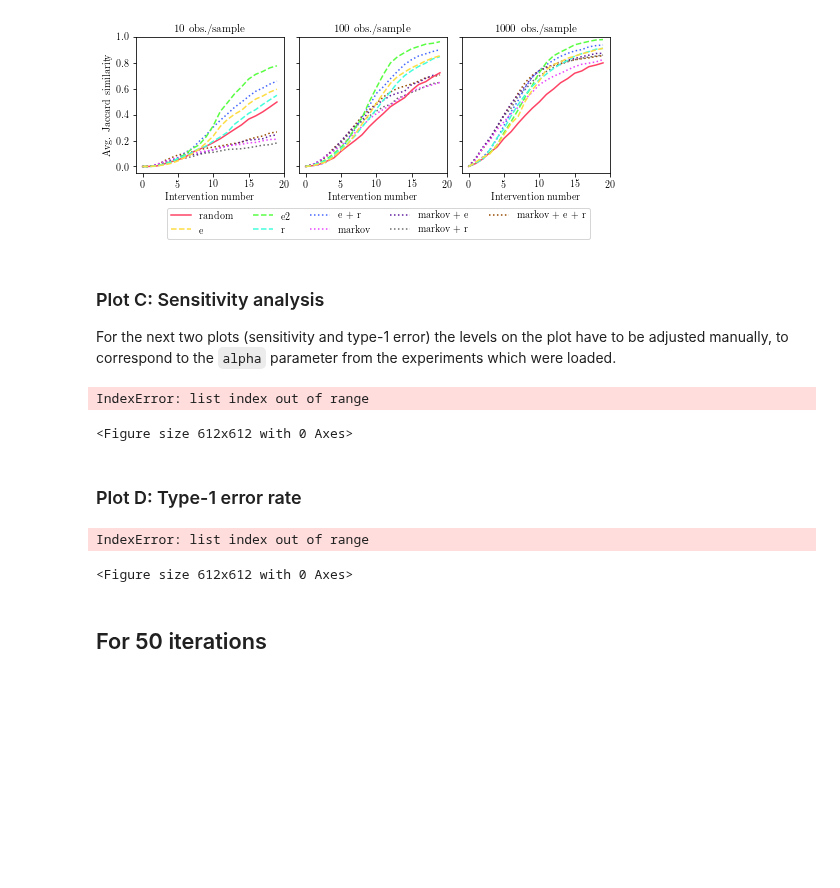
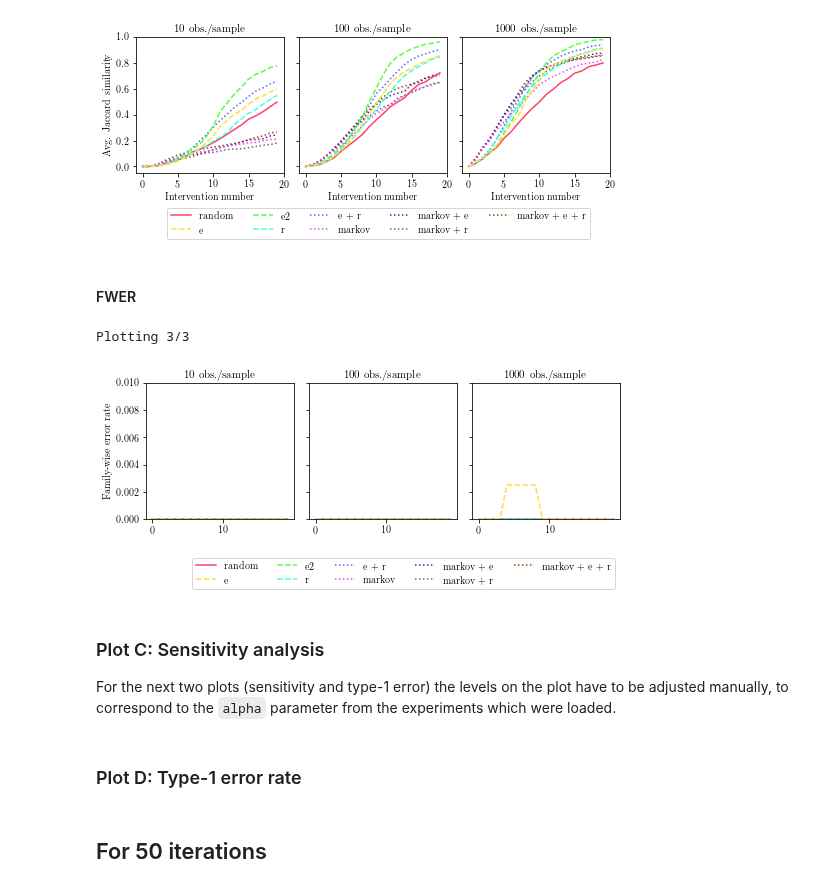
Before and after one commit to juangamella/aicp, a Jupyter notebook: plots_finite.ipynb, the cells around one changed output. Drawn from its saved outputs; the diff is of its cells as text; code cells hidden in the pictures; blank space fills up the shorter version.

Commit message:
notebook plots finite - FWER + violin plot

```diff
--- a/plots_finite.ipynb
+++ b/plots_finite.ipynb
@@ -127,11 +127,11 @@ experiments = [
 ["experiments/results_1588737774_runs_4_max_iter_50_random_state_0_tag_may4r_G_100_k_3.0_p_min_12_p_max_12_w_min_0.5_w_max_1.0_var_min_0.0_var_max_1.0_int_min_0.0_int_max_1.0_do_False_i_mean_10_i_var_1_finite_True_n_1000_alpha_0.0002.pickle"],
 ]
 
-experiments = [
-    ["experiments/results_1588626633_runs:4_max_iter:50_random_state:0_tag:may4r_G:100_k:3.0_p_min:12_p_max:12_w_min:0.5_w_max:1.0_var_min:0.0_var_max:1.0_int_min:0.0_int_max:1.0_do:False_i_mean:10_i_var:1_finite:True_n:10_alpha:0.0002.pickle"],
-    ["experiments/results_1588615583_runs:4_max_iter:50_random_state:0_tag:may4r_G:100_k:3.0_p_min:12_p_max:12_w_min:0.5_w_max:1.0_var_min:0.0_var_max:1.0_int_min:0.0_int_max:1.0_do:False_i_mean:10_i_var:1_finite:True_n:100_alpha:0.0002.pickle"],
-["experiments/results_1588737774_runs:4_max_iter:50_random_state:0_tag:may4r_G:100_k:3.0_p_min:12_p_max:12_w_min:0.5_w_max:1.0_var_min:0.0_var_max:1.0_int_min:0.0_int_max:1.0_do:False_i_mean:10_i_var:1_finite:True_n:1000_alpha:0.0002.pickle"],
-]
+# experiments = [
+#     ["experiments/results_1588626633_runs:4_max_iter:50_random_state:0_tag:may4r_G:100_k:3.0_p_min:12_p_max:12_w_min:0.5_w_max:1.0_var_min:0.0_var_max:1.0_int_min:0.0_int_max:1.0_do:False_i_mean:10_i_var:1_finite:True_n:10_alpha:0.0002.pickle"],
+#     ["experiments/results_1588615583_runs:4_max_iter:50_random_state:0_tag:may4r_G:100_k:3.0_p_min:12_p_max:12_w_min:0.5_w_max:1.0_var_min:0.0_var_max:1.0_int_min:0.0_int_max:1.0_do:False_i_mean:10_i_var:1_finite:True_n:100_alpha:0.0002.pickle"],
+# ["experiments/results_1588737774_runs:4_max_iter:50_random_state:0_tag:may4r_G:100_k:3.0_p_min:12_p_max:12_w_min:0.5_w_max:1.0_var_min:0.0_var_max:1.0_int_min:0.0_int_max:1.0_do:False_i_mean:10_i_var:1_finite:True_n:1000_alpha:0.0002.pickle"],
+# ]
 # %%
 def process_experiments(experiments):
     Trajectories = []
@@ -282,6 +282,49 @@ ax.legend(prop=fontP, ncol=5, bbox_to_anchor=(0.9, -.22))
 plt.savefig('figures/jac_sim_finite.pdf', bbox_inches='tight')
 # %% [output]
 [figure]
+# %% [markdown]
+#### FWER
+# %%
+# Plot settings
+gs = gridspec.GridSpec(1, 3, wspace=0.10, hspace=0.15)
+plt.figure(figsize=(8.5,2.5))
+
+plot_iter = 20
+x_axis = np.arange(0, plot_iter)
+linestyle = ['-', '--', '--', '--', ':', ':', ':', ':', ':']
+zorder = [1,4,2,3,-1,-2,-3,-4,-5]
+
+plots = zip(Type1Errors, Trajectories, [10, 100, 1000])
+
+##############################
+for i, (all_error_trajectories, jacc_trajectories, sample_size) in enumerate(plots):
+    plt.subplot(gs[i])
+    ax = plt.gca()
+    print("Plotting %d/%d" % (i+1, len(Type1Errors)), end="\r")
+    errors = np.ones((P, N*runs, max_iter+1))
+    for j, (policy_trajectories, policy_jacc_trajectories) in enumerate(zip(all_error_trajectories.values(), jacc_trajectories.values())):
+        for k, (trajectory, jacc_trajectory) in enumerate(zip(policy_trajectories, policy_jacc_trajectories)):
+            n = min(plot_iter, len(trajectory))
+            errors[j, k, 0:n] = trajectory[0:n]
+#             if sum(1- errors[j, k, 0:n]) !=0:
+#                 print(k)
+#                 print(trajectory)
+#                 print(jacc_trajectory)
+#                 # case where estimate gets worse over time in terms of Jaccard sim.
+    mean = np.mean(1 - errors, axis=1)
+    # Plot FWER for each policy
+    for j,name in enumerate(names):
+        ax.plot(x_axis, mean[j,x_axis], label=name, linewidth=1.5, linestyle = linestyle[j], color=colors[j], zorder=zorder[j])
+    ax.text(0.5,1.04,"%d obs./sample" % sample_size, transform=ax.transAxes, fontsize=11, ha="center")
+    ax.set_yticklabels([]) if i % 3 != 0 else None
+    plt.ylim([0, 0.01])
+    plt.ylabel("Family-wise error rate") if i % 3 == 0 else None
+    plt.xlabel("Intervention number") if i >= 6 else None
+ax.legend(prop=fontP, ncol=5, bbox_to_anchor=(1, -.25))
+plt.savefig('figures/type1error_main.pdf', bbox_inches='tight')
+# %% [output]
+Plotting 3/3
+[figure, added]
 # %% [markdown]
 ### Plot C: Sensitivity analysis
 
@@ -329,9 +372,6 @@ for i, (all_trajectories, level, sample_size) in enumerate(plots):
     plt.xlabel("Intervention number") if i >= 6 else None
 ax.legend(prop=fontP, ncol=5, bbox_to_anchor=(1, -.25))
 plt.savefig('figures/sensitivity.pdf', bbox_inches='tight')
-# %% [output]
-IndexError: list index out of range
-<Figure size 612x612 with 0 Axes>
 # %% [markdown]
 ### Plot D: Type-1 error rate
 # %%
@@ -374,9 +414,6 @@ for i, (all_error_trajectories, level, sample_size) in enumerate(plots):
     plt.xlabel("Intervention number") if i >= 6 else None
 ax.legend(prop=fontP, ncol=5, bbox_to_anchor=(1, -.25))
 plt.savefig('figures/type1error.pdf', bbox_inches='tight')
-# %% [output]
-IndexError: list index out of range
-<Figure size 612x612 with 0 Axes>
 # %% [markdown]
 ## For 50 iterations
 # %% [markdown]
```
Also changed, not shown: parts of 6 cells of this notebook.
